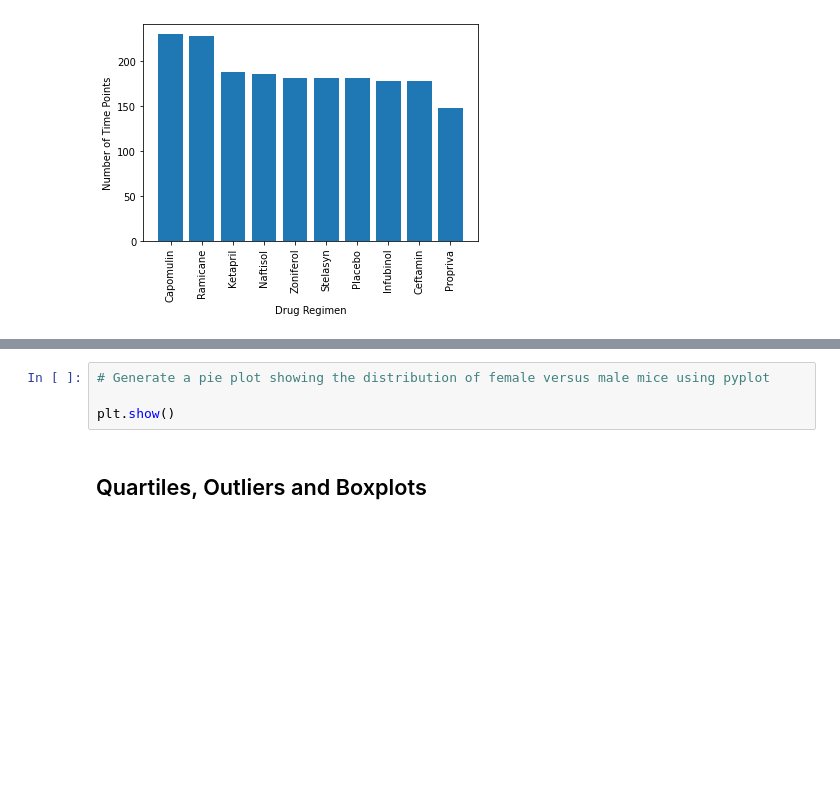
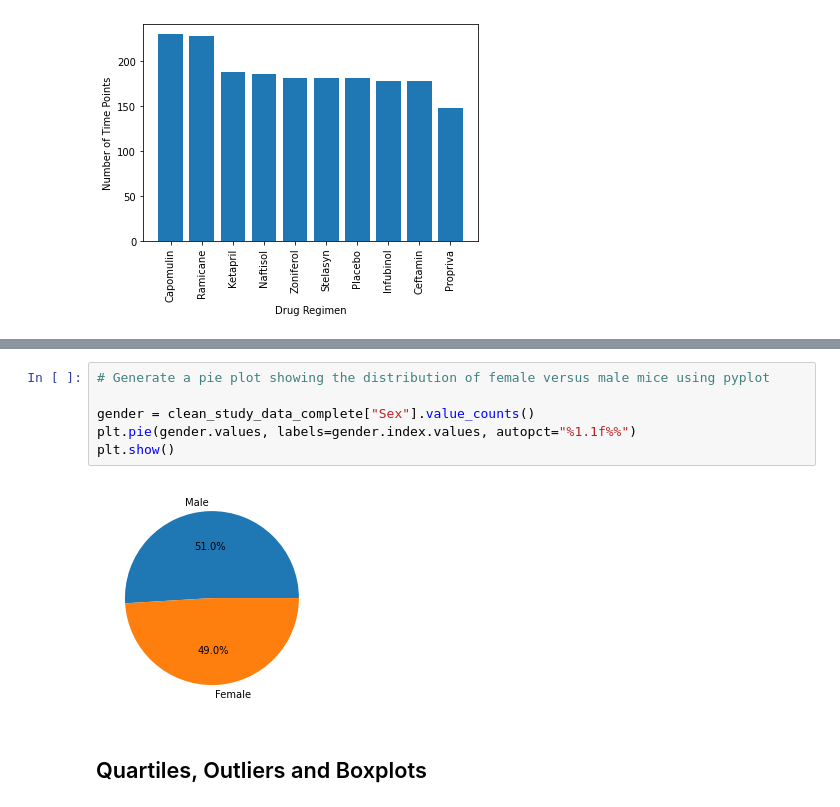
Before and after one commit to cakearns/Mod_5_MatPlotLib_Challenge, a Jupyter notebook: Pymaceuticals/pymaceuticals_starter.ipynb, the cells around one changed output, grey strips where cells are left out. Cells and saved outputs as stored; diff of their text form; blank space fills up the shorter version.

```diff
--- a/Pymaceuticals/pymaceuticals_starter.ipynb
+++ b/Pymaceuticals/pymaceuticals_starter.ipynb
@@ -164,7 +168,11 @@ plt.show()
 # %%
 # Generate a pie plot showing the distribution of female versus male mice using pyplot
 
+gender = clean_study_data_complete["Sex"].value_counts()
+plt.pie(gender.values, labels=gender.index.values, autopct="%1.1f%%")
 plt.show()
+# %% [output]
+[figure, added]
 # %% [markdown]
 ## Quartiles, Outliers and Boxplots
 # %%
```
Also changed, not shown: parts of 8 cells of this notebook.
